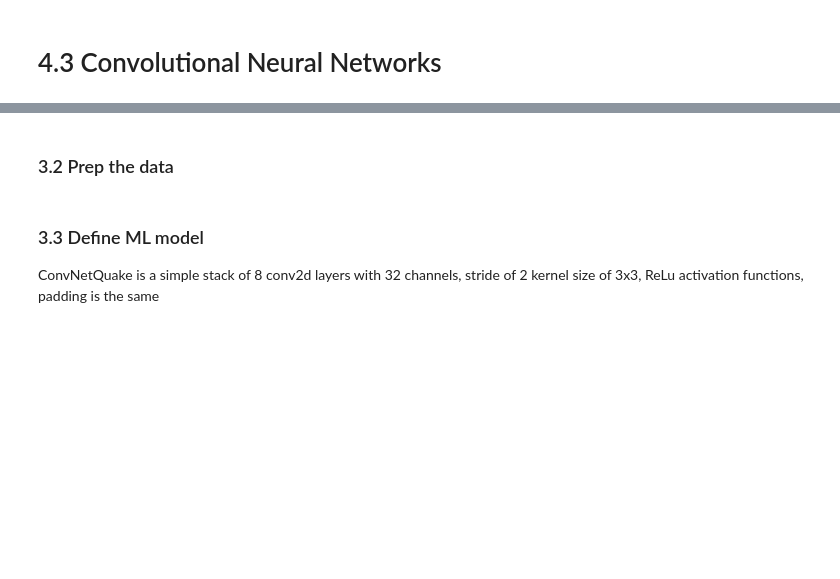
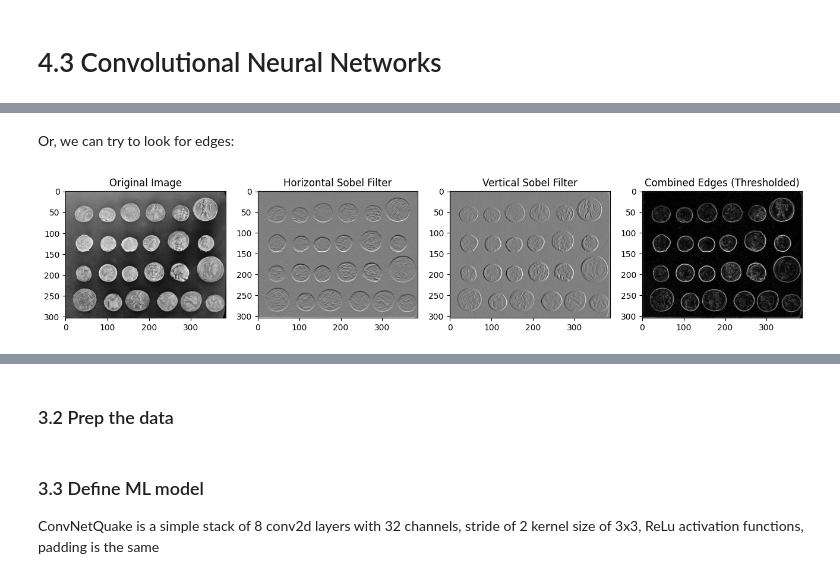
Before and after one commit to geo-smart/mlgeo, a Jupyter notebook: book/Chapter4-DeepLearning/mlgeo_4.3_CNN.ipynb, the cells around one changed output, grey strips where cells are left out. Cells and saved outputs as stored; diff of their text form; code cells hidden in the pictures; blank space fills up the shorter version.

```diff
--- a/book/Chapter4-DeepLearning/mlgeo_4.3_CNN.ipynb
+++ b/book/Chapter4-DeepLearning/mlgeo_4.3_CNN.ipynb
@@ -55,0 +92,45 @@ A great lecture about CNN is one done at Stanford, [CS230](https://stanford.edu/
+# %% [markdown]
+Or, we can try to look for edges:
+# %%
+# Sobel filters
+sobel_filter_horizontal = np.array([
+    [-1, -2, -1],
+    [0, 0, 0],
+    [1, 2, 1]
+])
+
+sobel_filter_vertical = np.array([
+    [-1, 0, 1],
+    [-2, 0, 2],
+    [-1, 0, 1]
+])
+
+# Apply the Sobel filters to the image
+result_horizontal = convolve2d(image, sobel_filter_horizontal)
+result_vertical = convolve2d(image, sobel_filter_vertical)
+
+# Combine the horizontal and vertical edges to get the overall edges
+edges = np.sqrt(result_horizontal**2 + result_vertical**2)
+
+# Thresholding to accentuate the edges
+threshold = 10
+edges[edges < threshold] = 0
+
+# Display the original, horizontal Sobel, vertical Sobel, and combined edge images
+fig, axes = plt.subplots(1, 4, figsize=(16, 4))
+
+axes[0].imshow(image, cmap='gray')
+axes[0].set_title('Original Image')
+
+axes[1].imshow(result_horizontal, cmap='gray')
+axes[1].set_title('Horizontal Sobel Filter')
+
+axes[2].imshow(result_vertical, cmap='gray')
+axes[2].set_title('Vertical Sobel Filter')
+
+axes[3].imshow(edges, cmap='gray')
+axes[3].set_title('Combined Edges (Thresholded)')
+
+plt.show()
+# %% [output]
+[figure, added]
```
Also changed, not shown: parts of 44 cells of this notebook, 3 other files.
